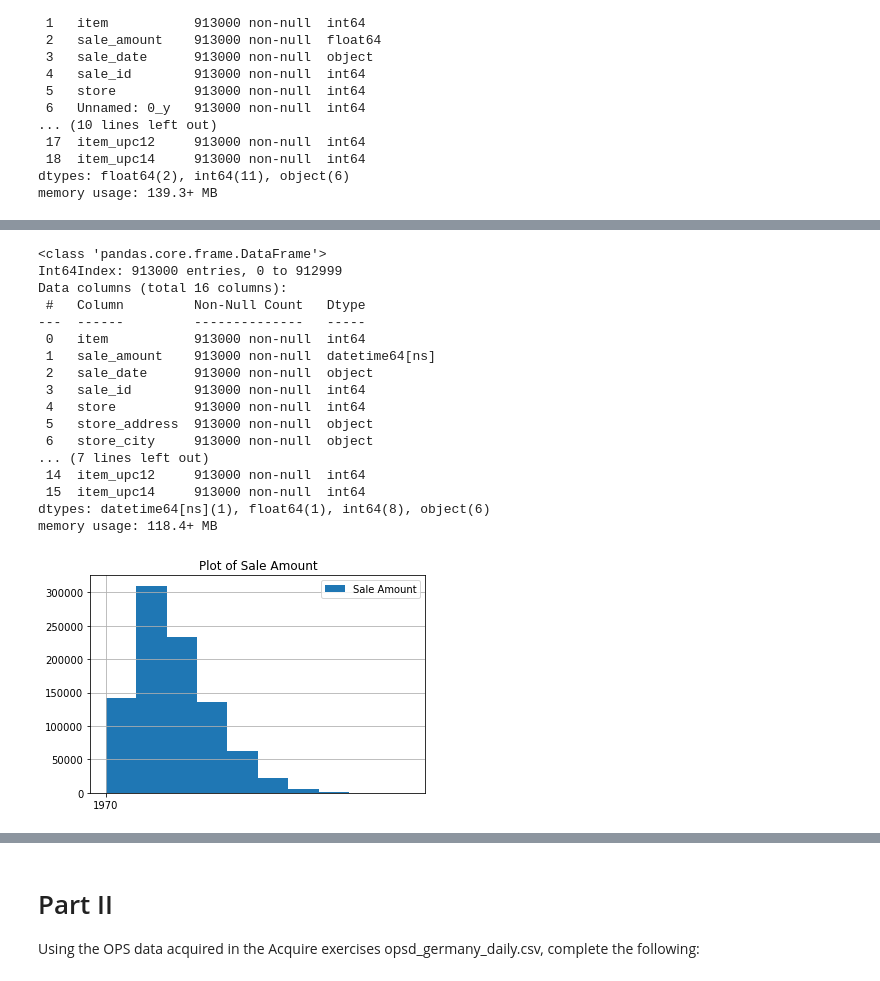
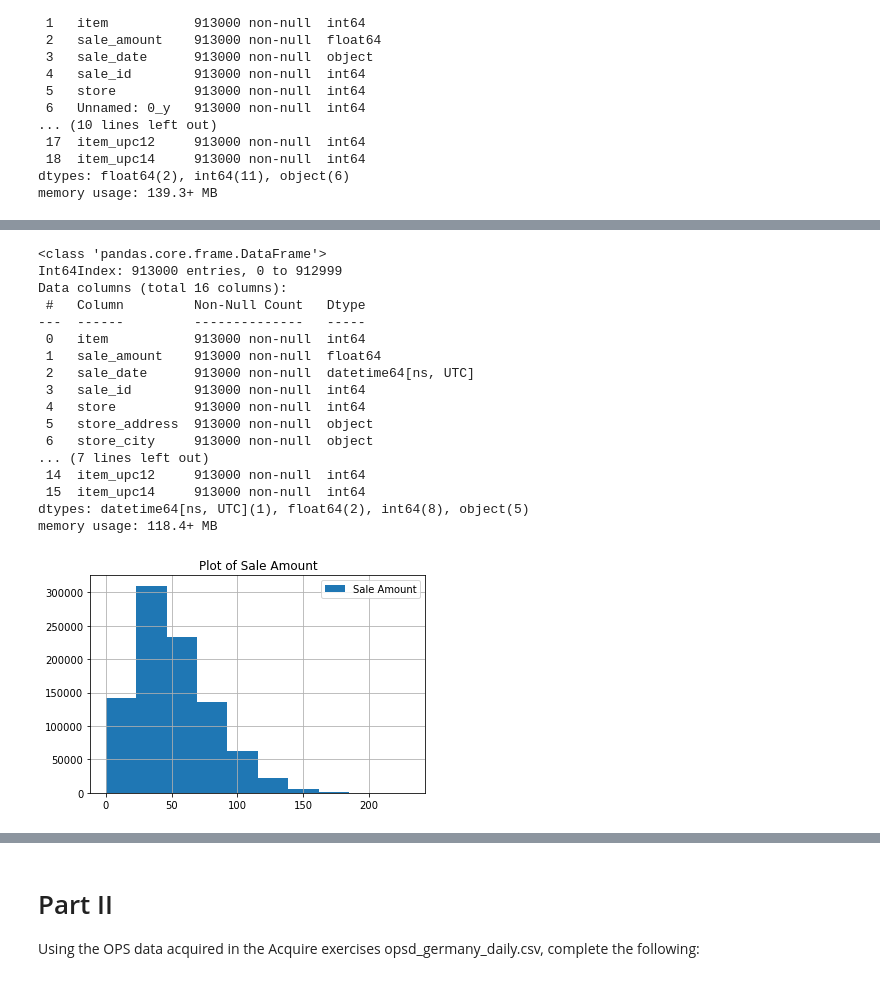
Before and after one commit to LinhQuach13/time-series-exercises, a Jupyter notebook: prepare_exercises.ipynb, the cells around one changed output, grey strips where cells are left out. Cells and saved outputs as stored; diff of their text form; code cells hidden in the pictures.

```diff
--- a/prepare_exercises.ipynb
+++ b/prepare_exercises.ipynb
@@ -61,4 +62,4 @@ dtypes: float64(2), int64(11), object(6)
 memory usage: 139.3+ MB
 # %%
 #drop columns
-df= df.drop(columns= ['Unnamed: 0_x', 'Unnamed: 0_y', 'Unnamed: 0'])
+df= prepare.drop_cols(df)
@@ -65,3 +75,3 @@ df= df.drop(columns= ['Unnamed: 0_x', 'Unnamed: 0_y', 'Unnamed: 0'])
 # %%
-#Changing sale amount datatype to datatime64 object
-df.sale_amount= pd.to_datetime(df.sale_amount)
+#Changing sale date datatype to datatime64 object
+prepare.datatype_datatime64(df)
@@ -75,8 +99,8 @@ Data columns (total 16 columns):
  #   Column         Non-Null Count   Dtype
 ---  ------         --------------   -----
  0   item           913000 non-null  int64
- 1   sale_amount    913000 non-null  datetime64[ns]
- 2   sale_date      913000 non-null  object
+ 1   sale_amount    913000 non-null  float64
+ 2   sale_date      913000 non-null  datetime64[ns, UTC]
  3   sale_id        913000 non-null  int64
  4   store          913000 non-null  int64
  5   store_address  913000 non-null  object
@@ -84,14 +108,12 @@ Data columns (total 16 columns):
 ... (7 lines left out)
  14  item_upc12     913000 non-null  int64
  15  item_upc14     913000 non-null  int64
-dtypes: datetime64[ns](1), float64(1), int64(8), object(6)
+dtypes: datetime64[ns, UTC](1), float64(2), int64(8), object(5)
 memory usage: 118.4+ MB
 # %%
 ## 2. Plot the distribution of sale_amount and item_price.plot.
-plt.figure()
-df.sale_amount.hist(label= "Sale Amount")
-plt.title('Plot of Sale Amount')
-plt.legend()
-plt.show()
+
+#plot sale_amount
+prepare.plot_sale_amount(df)
 # %% [output]
-[figure, old version]
+[figure, new version]
```
Also changed, not shown: parts of 33 cells of this notebook.
